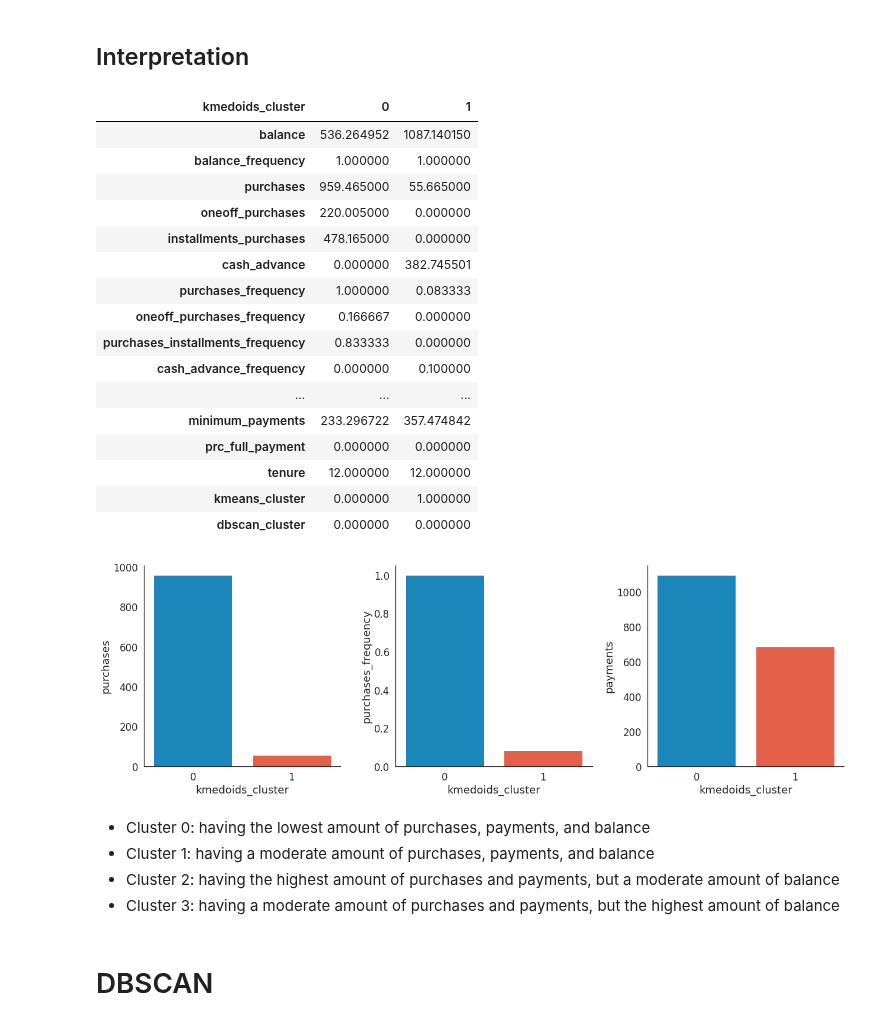
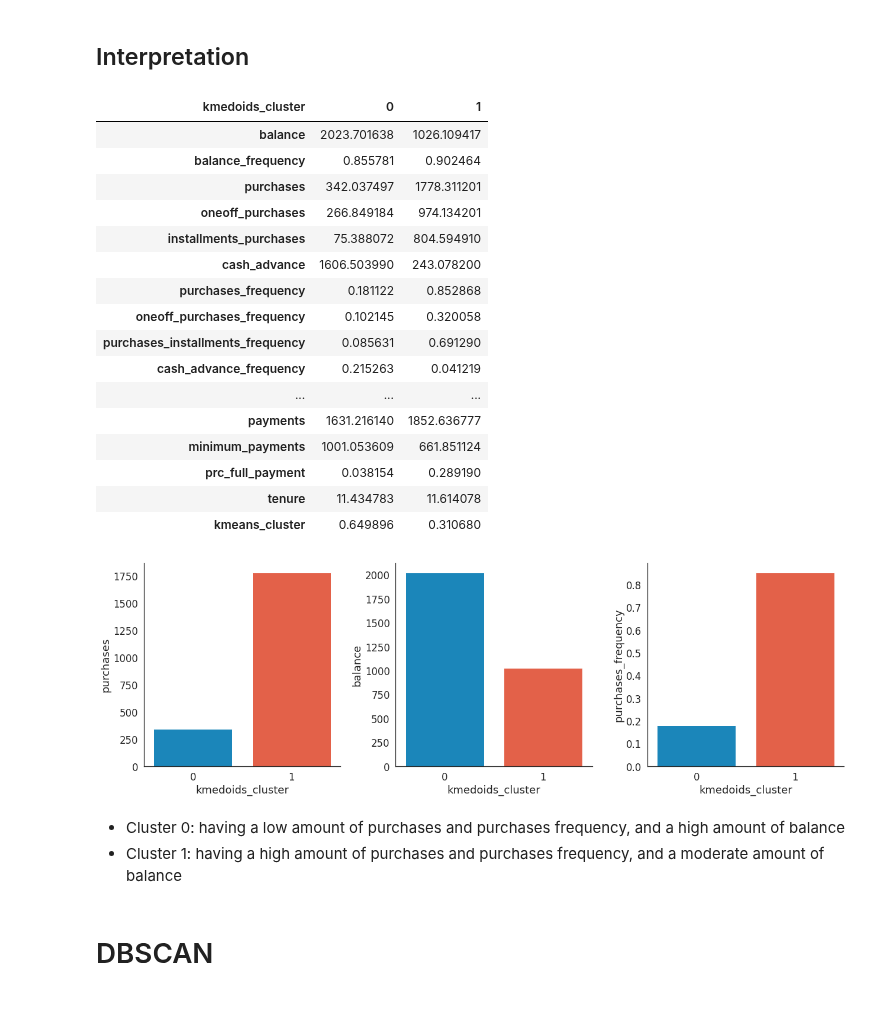
Before and after one commit to adhang/data-science-digital-skola, a Jupyter notebook: 19. Machine Learning/Learn - Clustering.ipynb, the cells around one changed output. Cells and saved outputs as stored; diff of their text form; code cells hidden in the pictures.

```diff
--- a/19. Machine Learning/Learn - Clustering.ipynb
+++ b/19. Machine Learning/Learn - Clustering.ipynb
@@ -495,0 +535,11 @@ plt.show()
+# %%
+column_list = ['purchases', 'balance', 'credit_limit']
+
+fig, ax = plt.subplots(1,3, figsize=(18,6))
+
+for i, col in enumerate(column_list):
+  sns.barplot(data=data_agg.reset_index(), x='kmeans_cluster', y=col, ax=ax[i])
+
+sns.despine()
+plt.tight_layout()
+plt.show()
@@ -503,7 +559,7 @@ k_range = np.arange(1,11)
 
 for num_clusters in k_range:
     model = KMedoids(n_clusters=num_clusters)
-    model.fit(X_norm)
+    model.fit(X_std)
     inertia_list.append(model.inertia_)
     print(f'For n_clusters = {num_clusters}, inertia value is {round(model.inertia_,3)}')
 # %% [output]
@@ -582,7 +628,7 @@ Using the number of clusters from the elbow method.
 # %%
 model = KMedoids(n_clusters=2, random_state=1)
 
-model.fit(X_norm)
+model.fit(X_std)
 # %% [output]
 KMedoids(n_clusters=2, random_state=1)
 # %% [markdown]
@@ -644,45 +689,43 @@ plt.show()
 # %% [markdown]
 ## Interpretation
 # %%
-data_agg = data.groupby('kmedoids_cluster').median()
+data_agg = data.groupby('kmedoids_cluster').mean()
 
-data_agg.T.style.background_gradient(cmap='Blues', axis=1)
+data_agg.T.style.background_gradient(cmap='Blues', axis=1, vmin=0)
 # %% [output]
 | kmedoids_cluster | 0 | 1 |
-| balance | 536.264952 | 1087.140150 |
-| balance_frequency | 1.000000 | 1.000000 |
-| purchases | 959.465000 | 55.665000 |
-| oneoff_purchases | 220.005000 | 0.000000 |
-| installments_purchases | 478.165000 | 0.000000 |
-| cash_advance | 0.000000 | 382.745501 |
-| purchases_frequency | 1.000000 | 0.083333 |
-| oneoff_purchases_frequency | 0.166667 | 0.000000 |
-| purchases_installments_frequency | 0.833333 | 0.000000 |
-| cash_advance_frequency | 0.000000 | 0.100000 |
+| balance | 2023.701638 | 1026.109417 |
+| balance_frequency | 0.855781 | 0.902464 |
+| purchases | 342.037497 | 1778.311201 |
+| oneoff_purchases | 266.849184 | 974.134201 |
+| installments_purchases | 75.388072 | 804.594910 |
+| cash_advance | 1606.503990 | 243.078200 |
+| purchases_frequency | 0.181122 | 0.852868 |
+| oneoff_purchases_frequency | 0.102145 | 0.320058 |
+| purchases_installments_frequency | 0.085631 | 0.691290 |
+| cash_advance_frequency | 0.215263 | 0.041219 |
 | ... | ... | ... |
-| minimum_payments | 233.296722 | 357.474842 |
-| prc_full_payment | 0.000000 | 0.000000 |
-| tenure | 12.000000 | 12.000000 |
-| kmeans_cluster | 0.000000 | 1.000000 |
-| dbscan_cluster | 0.000000 | 0.000000 |
+| payments | 1631.216140 | 1852.636777 |
+| minimum_payments | 1001.053609 | 661.851124 |
+| prc_full_payment | 0.038154 | 0.289190 |
+| tenure | 11.434783 | 11.614078 |
+| kmeans_cluster | 0.649896 | 0.310680 |
 # %%
-column_list = ['purchases', 'purchases_frequency', 'payments']
+column_list = ['purchases', 'balance', 'purchases_frequency']
 
 fig, ax = plt.subplots(1,3, figsize=(18,6))
 
 for i, col in enumerate(column_list):
   sns.barplot(data=data_agg.reset_index(), x='kmedoids_cluster', y=col, ax=ax[i])
 
 sns.despine()
 plt.tight_layout()
 plt.show()
 # %% [output]
-[figure, old version]
+[figure, new version]
 # %% [markdown]
-- Cluster 0: having the lowest amount of purchases, payments, and balance
-- Cluster 1: having a moderate amount of purchases, payments, and balance
-- Cluster 2: having the highest amount of purchases and payments, but a moderate amount of balance
-- Cluster 3: having a moderate amount of purchases and payments, but the highest amount of balance
+- Cluster 0: having a low amount of purchases and purchases frequency, and a high amount of balance
+- Cluster 1: having a high amount of purchases and purchases frequency, and a moderate amount of balance
 # %% [markdown]
 # DBSCAN
 # %% [markdown]
```
Also changed, not shown: parts of 44 cells of this notebook.
